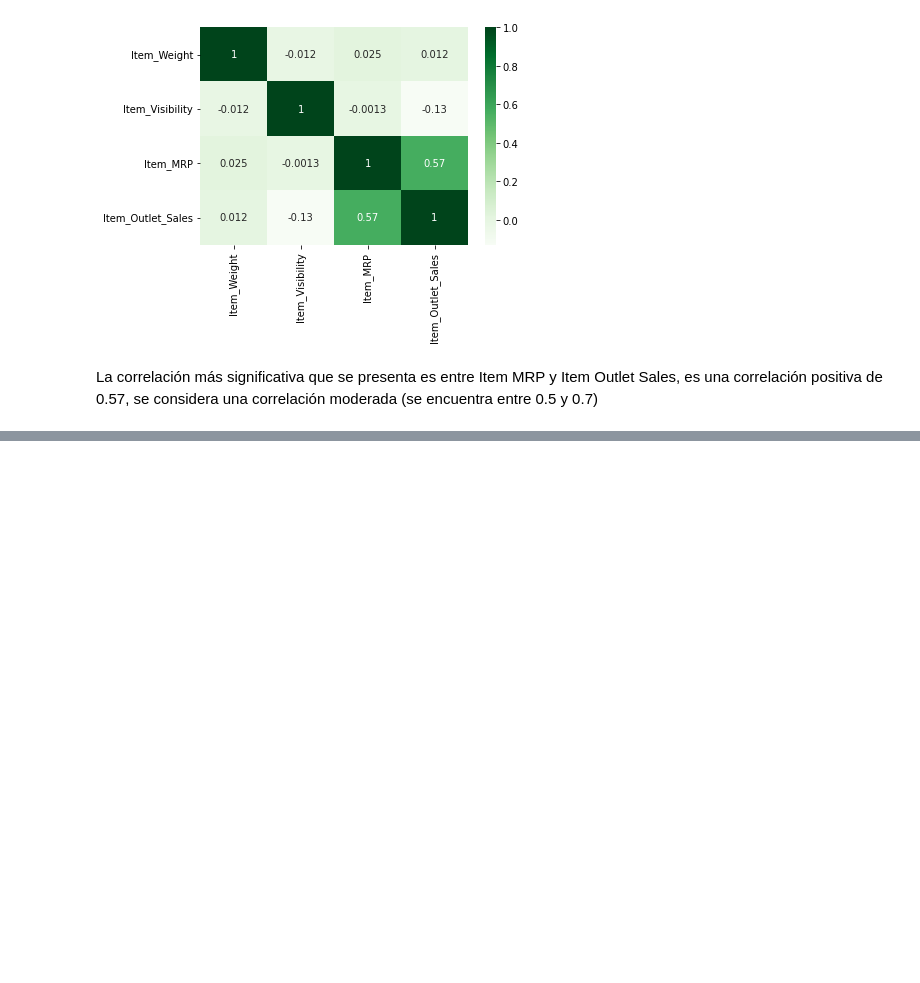
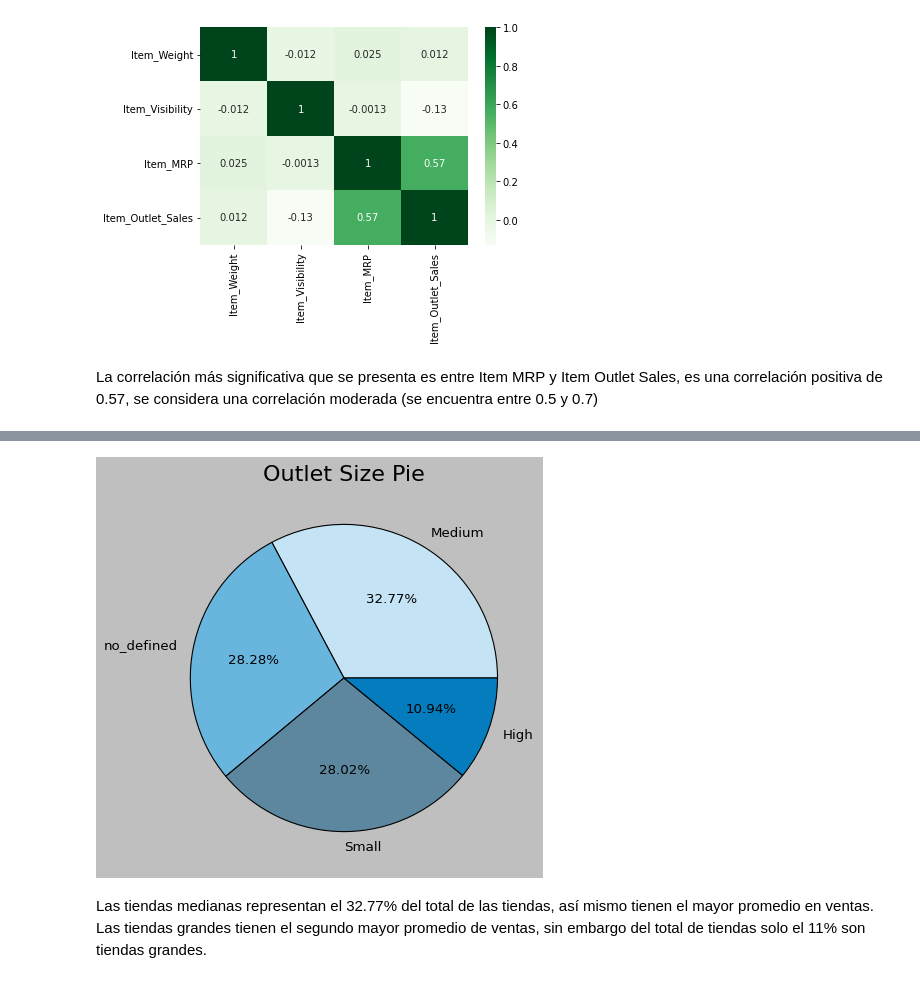
Before and after one commit to mariana-0/predicciones-de-ventas, a Jupyter notebook: predicciones_de_ventas.ipynb, the cells around one changed output, grey strips where cells are left out. Saved outputs shown, nothing was run; the diff lists cells and outputs as text; code cells hidden in the pictures; blank space fills up the shorter version.

```diff
--- a/predicciones_de_ventas.ipynb
+++ b/predicciones_de_ventas.ipynb
@@ -233,0 +277,9 @@ La correlación más significativa que se presenta es entre Item MRP y Item Outl
+# %%
+grafico_2=df['Outlet_Size'].value_counts()
+plt.pie(grafico_2.values, autopct='%.2f%%', labels=grafico_2.index, colors=['#c4e4f5','#68b5de','#5d879e','#047cbd'])
+plt.title('Outlet Size Pie', fontsize='20')
+plt.show()
+# %% [output]
+[figure, added]
+# %% [markdown]
+Las tiendas medianas representan el 32.77% del total de las tiendas, así mismo tienen el mayor promedio en ventas. Las tiendas grandes tienen el segundo mayor promedio de ventas, sin embargo del total de tiendas solo el 11% son tiendas grandes.
```
Also changed, not shown: parts of 7 cells of this notebook.
